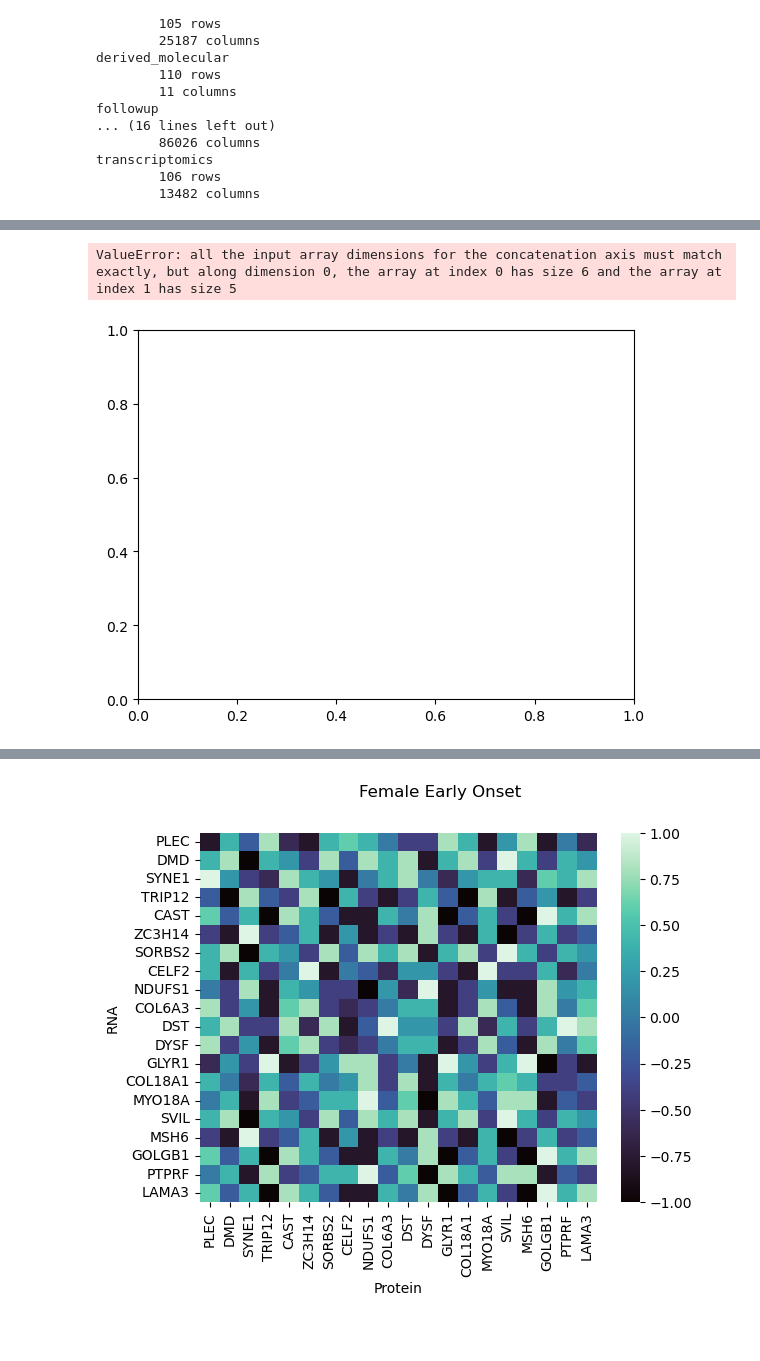
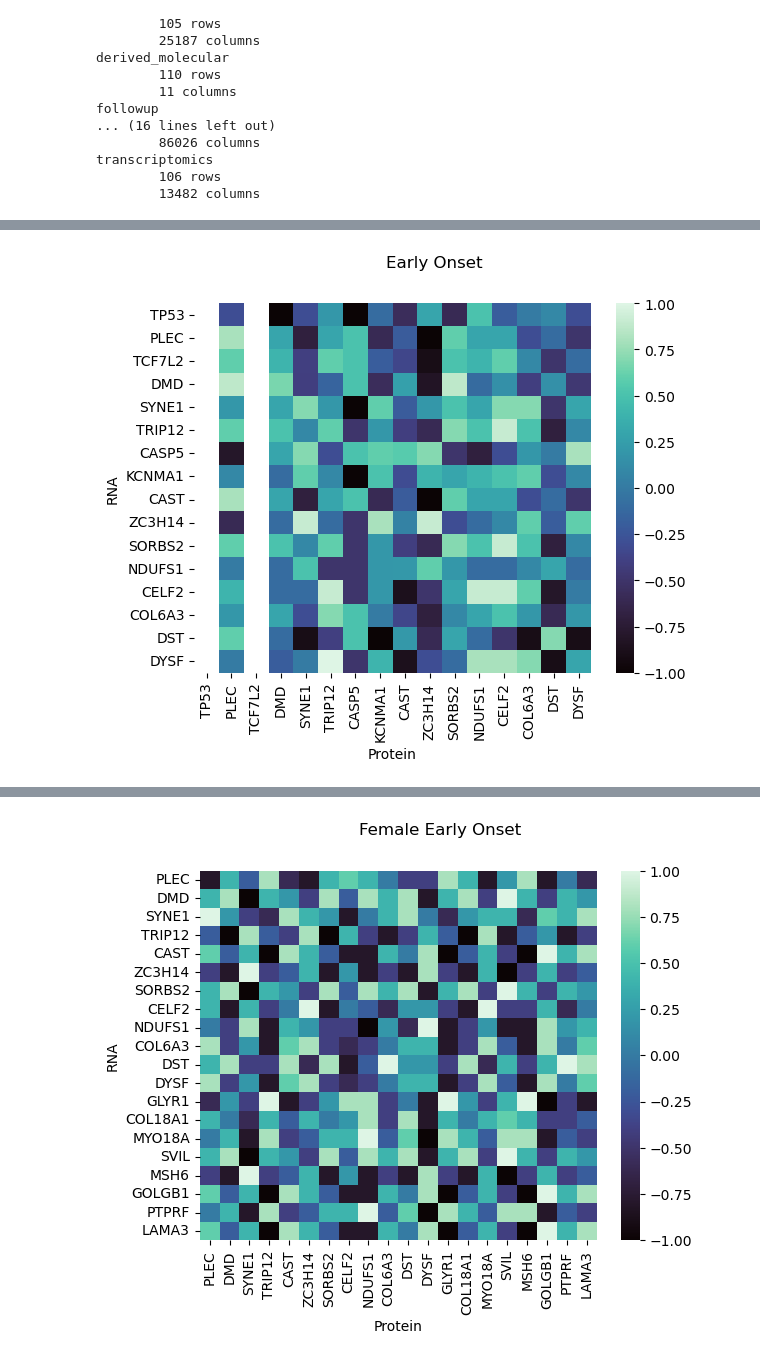
Before and after one commit to SoniaQi/qbio_490_sonia, a Jupyter notebook: final_project/Final Project Heatmap.ipynb, the cells around one changed output, grey strips where cells are left out. Cells and saved outputs as stored; diff of their text form; code cells hidden in the pictures; blank space fills up the shorter version.

```diff
--- a/final_project/Final Project Heatmap.ipynb
+++ b/final_project/Final Project Heatmap.ipynb
@@ -68,10 +68,24 @@ rna_data.index = rna_data.index.get_level_values(0)
 
 clinical_data = colon.get_clinical() # get the clinical data
 mutation_data = colon.get_somatic_mutation() # get the mutation data
+# %%
+# load data from csv
+protein_data = pd.read_csv('CPTAC_COAD_Proteomics.csv', index_col=0) # get the proteomics data
+protein_data = protein_data.drop_duplicates()
+protein_data.columns = protein_data.columns.get_level_values(0)
+protein_data.index = protein_data.index.get_level_values(0)
+
+rna_data = pd.read_csv('CPTAC_COAD_RNA.csv', index_col=0) # get the transcriptomics data
+rna_data = rna_data.drop_duplicates()
+rna_data.columns = rna_data.columns.get_level_values(0)
+rna_data.index = rna_data.index.get_level_values(0)
+
+clinical_data = pd.read_csv('CPTAC_COAD_Clinical.csv', index_col=0) # get the clinical data
+mutation_data = pd.read_csv('CPTAC_COAD_Mutation.csv', index_col=0) # get the mutation data
 # %%
-# remove potential duplication
-rna_data = rna_data.dropna(axis=1)
-protein_data = protein_data.dropna(axis=1)
+# remove na values ()
+rna_data = rna_data.loc[:, rna_data.count(axis=0) >= 3]
+protein_data = protein_data.loc[:, protein_data.count(axis=0) >= 3]
 # %%
 # adding columns with helpful information
 clinical_data["Age_in_year"] = clinical_data["Age"]/12
@@ -90,7 +104,10 @@ early_rna_mask = np.intersect1d(early_data.index, rna_data.index)
 early_rna = rna_data.loc[early_rna_mask, :]
 early_prot_mask = np.intersect1d(early_data.index, protein_data.index)
 early_prot = protein_data.loc[early_prot_mask, :]
-# patients in early_rna and early_prot overlap completely, so no adjustments needed
+# make sure patients are share in rna and protein
+early_rna_prot = np.intersect1d(early_rna.index, early_prot.index)
+early_rna = rna_data.loc[early_rna_prot, :]
+early_prot = protein_data.loc[early_rna_prot, :]
 
 late_rna_mask = np.intersect1d(late_data.index, rna_data.index)
 late_rna = rna_data.loc[late_rna_mask, :]
@@ -131,30 +177,30 @@ there should be 8 rows
 # %%
+# becuase of problems with CPTAC, we will not be using this graph
 # set top20 mutated genes as the target
-gene_names = high_mutation[:20]
-ncomparisons = 20
+gene_names = high_mutation[:16]
+ncomparisons = 16
 
 # create heatmap for female early onset
 fig, ax = plt.subplots()
 corr_df = pd.DataFrame(np.ndarray(shape=(ncomparisons, ncomparisons), dtype=np.float16),
                       index = gene_names,
                       columns = gene_names)
 for g1 in gene_names:
     for g2 in gene_names:
         # calculate the correlations between protein and RNA
         corr, pval = stats.spearmanr(early_rna_shared[g1], early_prot_shared[g2], nan_policy = 'omit')
         corr_df.loc[g1, g2] = corr
 plot = sns.heatmap(
     corr_df,
     cmap='mako',
     ax = ax
 )
 fig.suptitle('Early Onset')
 plot.set_xlabel('Protein', fontsize=10)
 plot.set_ylabel('RNA', fontsize=10)
 plt.savefig('early.png', bbox_inches='tight')
 # %% [output]
-ValueError: all the input array dimensions for the concatenation axis must match exactly, but along dimension 0, the array at index 0 has size 6 and the array at index 1 has size 5
-[figure, old version]
+[figure, new version]
 # %%
 # create separate dataset for both genders
 female_mask = np.where(clinical_data["Gender"]=="Female")
```
Also changed, not shown: parts of 3 cells of this notebook.
